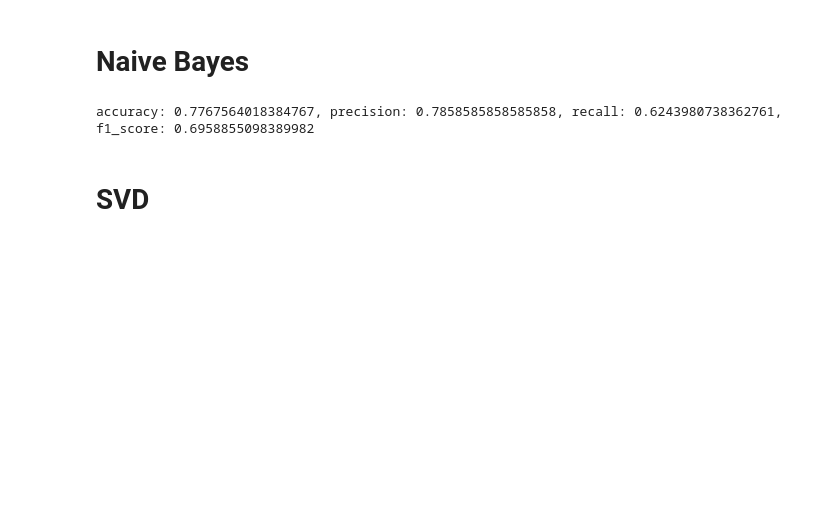
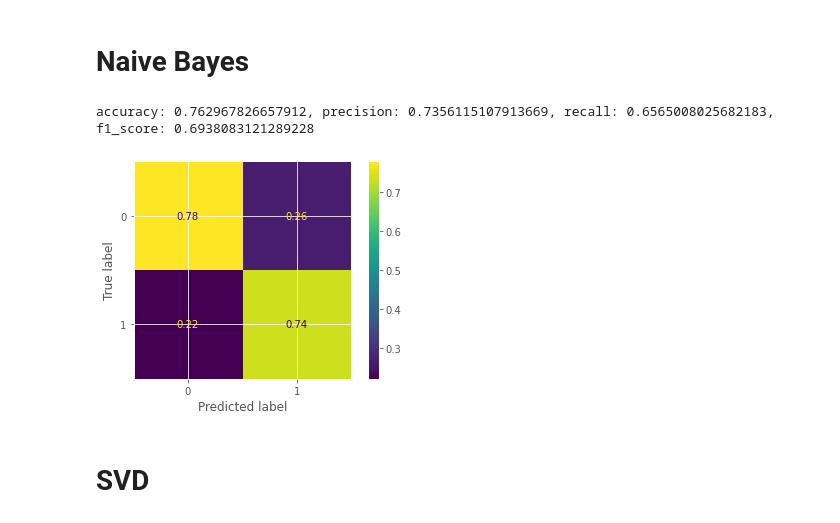
Before and after one commit to rghosh8/capstone-2, a Jupyter notebook: notebooks/embedding.ipynb, the cells around one changed output. Saved outputs shown, nothing was run; the diff lists cells and outputs as text; code cells hidden in the pictures; blank space fills up the shorter version.

```diff
--- a/notebooks/embedding.ipynb
+++ b/notebooks/embedding.ipynb
@@ -235,4 +148,0 @@ y_pred=clf.predict(X_test)
-# %%
-eval(y_test, y_pred)
-# %% [output]
-accuracy: 0.7767564018384767, precision: 0.7858585858585858, recall: 0.6243980738362761, f1_score: 0.6958855098389982
@@ -239,3 +151,8 @@ accuracy: 0.7767564018384767, precision: 0.7858585858585858, recall: 0.624398073
+# %%
+eval(clf,train_X_augmented,  train_target, 0.2)
+# %% [output]
+accuracy: 0.762967826657912, precision: 0.7356115107913669, recall: 0.6565008025682183, f1_score: 0.6938083121289228
+[figure, added]
 # %% [markdown]
 # SVD
 # %%
```
Also changed, not shown: parts of 33 cells of this notebook, 5 other files.
